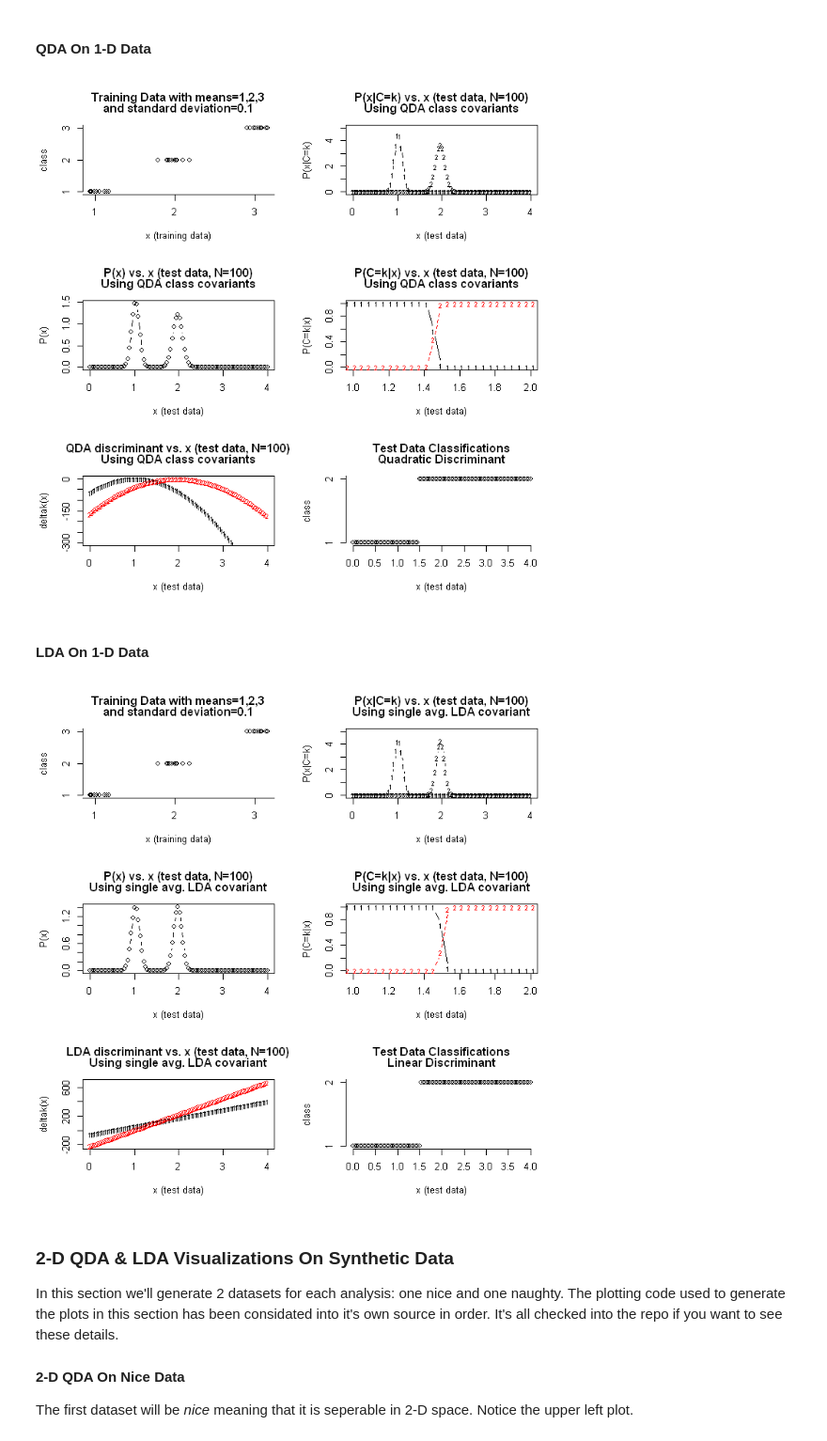
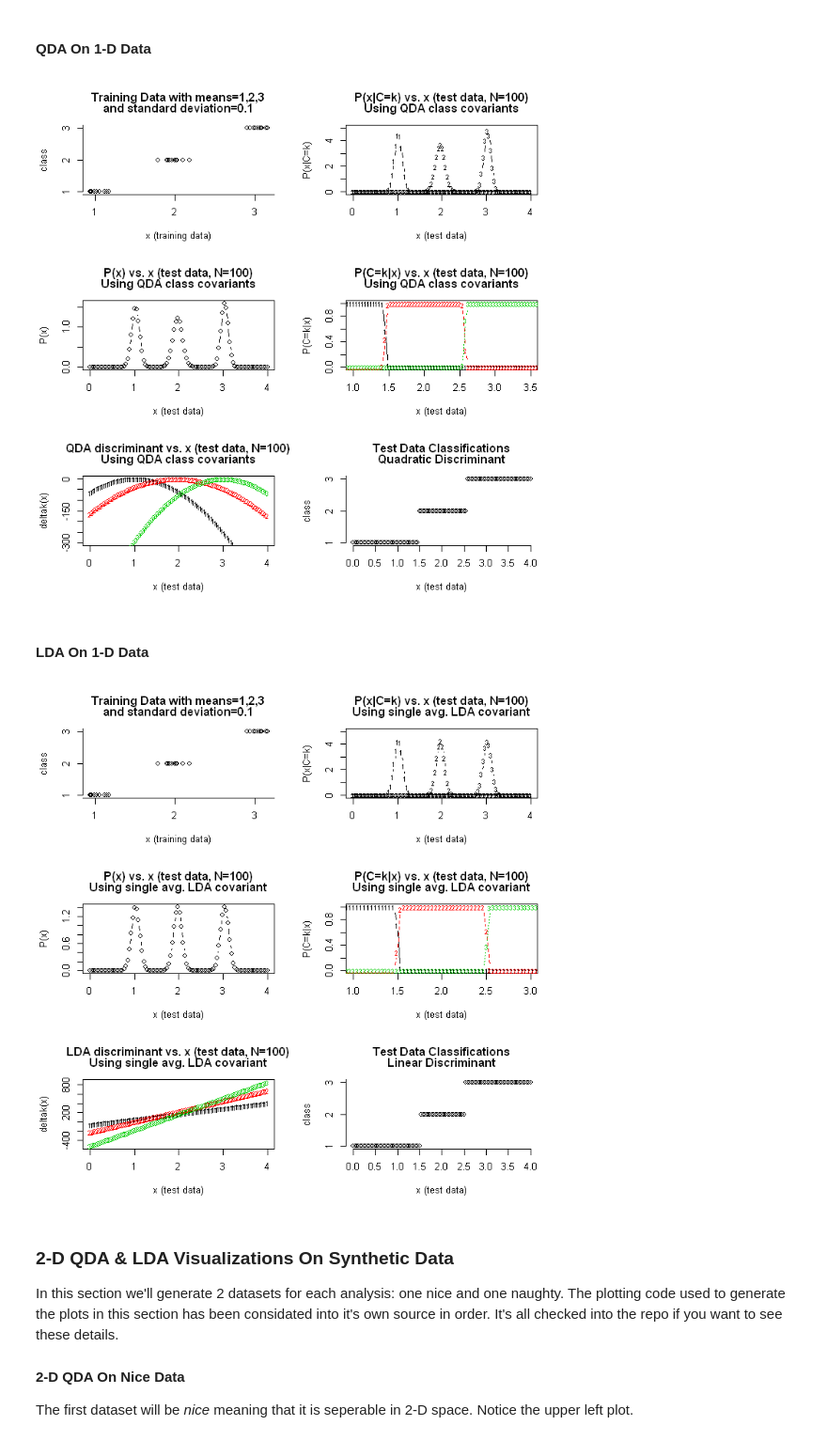
Before and after one commit to focods/WonderfulML, a Jupyter notebook: docs/notebooks/session04_r.ipynb, the cells around one changed output. Shown at 94% size. Drawn from its saved outputs; the diff is of its cells as text; code cells hidden in the pictures.

Commit message:
fix bugs in 1d synthetic data plots

```diff
--- a/docs/notebooks/session04_r.ipynb
+++ b/docs/notebooks/session04_r.ipynb
@@ -369,7 +369,7 @@ Let's implement QDA and LDA on some 1 and 2-D sythetic data for illustration pur
 # priorPofC, classMeans, classCovars, mydnormm, deltQda, deltLda (used in the next section)
 source('../../R/QdaLda.R')  # assumes notebook running in ../WonderfulML/docs/solutions
 
-# Creates and returns a 1-D data table. nc = number of classes,
+# Creates and returns a (nc * 10) x 2 matrix where nc = number of classes,
 # ms = the mean of the 1-D dataset, stds = std. deviation of the 1-D
 # data set.
 getData1D <- function(nc, ms, stds, seed=711) {
@@ -387,8 +387,8 @@ getData1D <- function(nc, ms, stds, seed=711) {
 
 plot1D_Training <- function(dat) {
     plt <- plot(dat[,2],dat[,1],xlab="x (training data)",ylab="class",
-     main=c("Training Data with means=1,2,3",
-            "and standard deviation=0.1"), axes=FALSE)
+    main=c("Training Data with means=1,2,3",
+           "and standard deviation=0.1"), axes=FALSE)
     axis(1, seq(0,4,by=1.0))
     axis(2, 1:4)
 
@@ -398,10 +398,11 @@ plot1D_Training <- function(dat) {
 # Creates a 3x2 panel of plots for the result of QDA on 1D synthetic data
 plotQda_1d <- function(class_means=c(1, 2, 3), class_stdevs=c(0.1, 0.1, 0.1)) {
     # generate 3x2 plots for QDA evaluation
-    par(mfrow=c(3,2))  # adjust as plots are added
+    par(mfrow=c(3, 2))  # adjust as plots are added
     # generate and plot 1-D training data
-    xtrain <- getData1D(3, class_means, class_stdevs)
-    plot1D_Training(xtrain)
+    nclass <- length(class_means)
+    xtrain <- getData1D(nclass, class_means, class_stdevs)
+    plot1D_Training(xtrain)  # upper left of plot of training data
 
     # generate sample 1-D test data
     xtest <- matrix(seq(0,4,len=100),100,1)
@@ -411,10 +412,6 @@ plotQda_1d <- function(class_means=c(1, 2, 3), class_stdevs=c(0.1, 0.1, 0.1)) {
     pc <- priorPofC(xtrain)
     muk <- classMeans(xtrain)
     var <- classCovars(xtrain, muk)
-
-    # generate some sample 1-D test data
-    xtest <- matrix(seq(0,4,len=100),100,1)
-    Ntest <- length(xtest)
 
     # calc & plot P(x|C=k) vs. x, start by eval'ing the first class
     pxc <- xtest
@@ -428,7 +425,7 @@ plotQda_1d <- function(class_means=c(1, 2, 3), class_stdevs=c(0.1, 0.1, 0.1)) {
     # now evaluate the remaining classes
     for(class in 2:nclass){
       #pxc <- cbind(pxc, data[which(data[,1]==class),2])
-      pcalcs <- mydnormm(xtest,muk[class,],var[[class]])
+      pcalcs <- mydnormm(xtest, muk[class,], var[[class]])
       pxc <- cbind(pxc, pcalcs)
       colnames(pxc)[ncol(pxc)] <- paste("pxc", class)
       points(pxc[,1],pxc[,class+1], type="b",
@@ -456,9 +453,9 @@ plotQda_1d <- function(class_means=c(1, 2, 3), class_stdevs=c(0.1, 0.1, 0.1)) {
     pcx1col <- nclass + 3  # 1st 3 col's in ptable: P(X|C=1), P(X|C=2), P(X)
     pcxkcol <- pcx1col + (nclass - 1)  # col index for P(X|C=k) for k > 1
     matplot(ptable[,1],ptable[,pcx1col:pcxkcol], type="b", cex=0.7,
-           main=c("P(C=k|x) vs. x (test data, N=100)",
-           "Using QDA class covariants"),
-           xlim=c(1, 2), xlab="x (test data)", ylab="P(C=k|x)")
+            main=c("P(C=k|x) vs. x (test data, N=100)",
+            "Using QDA class covariants"),
+            xlim=c(1, 3.5), xlab="x (test data)", ylab="P(C=k|x)")
 
     # calc & plot little delta(x) QDA disciminant vs. x
     dx <- deltQda(xtest, Ntest, nclass, pc, muk, var)
@@ -485,7 +482,7 @@ plotQda_1d <- function(class_means=c(1, 2, 3), class_stdevs=c(0.1, 0.1, 0.1)) {
 
 plotQda_1d()
 # %% [output]
-[figure, old version]
+[figure, new version]
 # %% [markdown]
 #### LDA On 1-D Data
 # %%
@@ -494,7 +491,8 @@ plotLda_1d <- function(class_means=c(1, 2, 3), class_stdevs=c(0.1, 0.1, 0.1)) {
     # generate 3x2 plots for LDA evaluation
     par(mfrow=c(3,2))  # adjust as plots are added
     # generate and plot 1-D training data
-    xtrain <- getData1D(3, class_means, class_stdevs)
+    nclass <- length(class_means)
+    xtrain <- getData1D(nclass, class_means, class_stdevs)
     plot1D_Training(xtrain)
 
     # generate sample 1-D test data
@@ -556,37 +554,37 @@ plotLda_1d <- function(class_means=c(1, 2, 3), class_stdevs=c(0.1, 0.1, 0.1)) {
     matplot(ptable[,1],ptable[,pcx1col:pcxkcol], type="b", cex=0.7,
             main=c("P(C=k|x) vs. x (test data, N=100)",
             "Using single avg. LDA covariant"),
-            xlim=c(1, 2), xlab="x (test data)", ylab="P(C=k|x)")
+            xlim=c(1, 3), xlab="x (test data)", ylab="P(C=k|x)")
 
 
     # calc & plot little delta(x) LDA disciminant vs. x
     dx <- deltLda(xtest, Ntest, nclass, pc, muk, var)
     dx <- cbind(xtest,dx)
     matplot(dx[,1],dx[,2:ncol(dx)],cex=0.7,
             main=c("LDA discriminant vs. x (test data, N=100)",
             "Using single avg. LDA covariant"),
             xlab="x (test data)", ylab="deltak(x)")
 
 
     # do the LDA classification and plot the results
     classif <- dx
     classif <- cbind(classif, rep(0,nrow(classif)))
     colnames(classif) <- c("x", paste("dx", 1:nclass), "class")
     for(rw in 1:nrow(classif))
         classif[rw,ncol(classif)] <- which.max(classif[rw,2:(ncol(classif)-1)])
 
     plot(classif[,1],classif[,ncol(classif)],
          xlab="x (test data)",ylab="class",
          main=c("Test Data Classifications",
          "Linear Discriminant"), axes=FALSE)
 
     axis(1, seq(0,4,by=0.5))
     axis(2, 1:4)
 }
 
 plotLda_1d()
 # %% [output]
-[figure, old version]
+[figure, new version]
 # %% [markdown]
 ### 2-D QDA & LDA Visualizations On Synthetic Data
 
```
Also changed, not shown: parts of 5 cells of this notebook.
